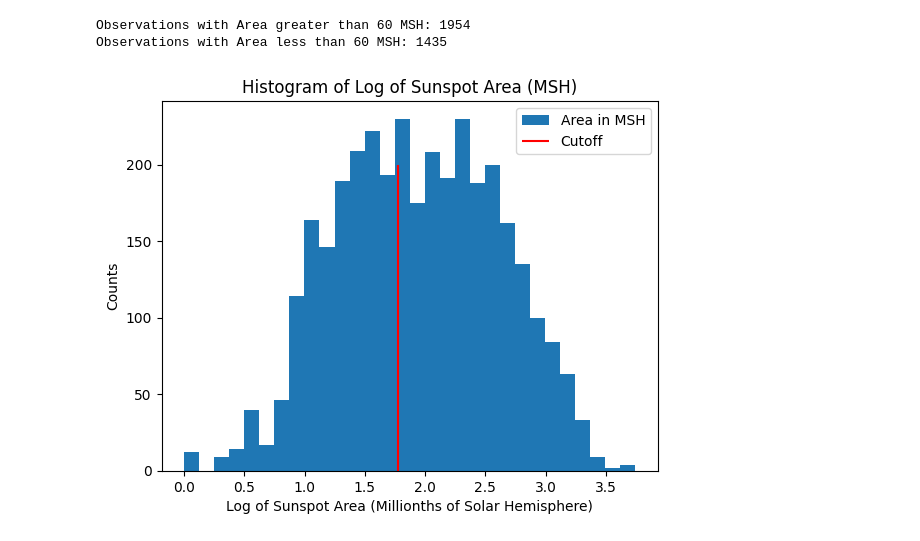
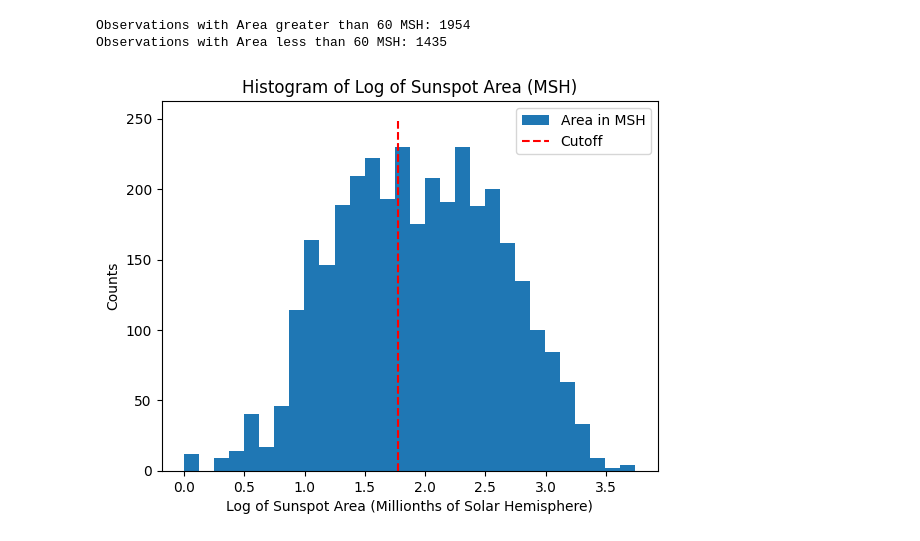
Before and after one commit to Raghuram-Veeramallu/Area-distribution-of-Sunspots, a Jupyter notebook: Project3_Group3_Data.ipynb, the cells around one changed output. Cells and saved outputs as stored; diff of their text form; code cells hidden in the pictures.

```diff
--- a/Project3_Group3_Data.ipynb
+++ b/Project3_Group3_Data.ipynb
@@ -47,3 +44,8 @@ data = pd.read_csv("SunspotDist.csv")
+# %%
+# on colab
+data = pd.read_csv("./SunspotDist.csv")
+
+# for local access, replpace the "./SunspotDist.csv" with the datapath
 # %%
 data
 # %% [output]
@@ -92,13 +110,14 @@ Observations with Area less than 60 MSH: 1435
 # %%
+# we choose 30 bins
 nbin = 30
 
 fig,ax = plt.subplots()
 ax.hist(logarea_whole, bins=nbin, label='Area in MSH')
-ax.vlines(np.log10(60),ymin=0,ymax=200,colors="r", label='Cutoff')
+ax.vlines(np.log10(60), ymin=0, ymax=250, color='r', linestyle='dashed', label='Cutoff')
 ax.set_xlabel("Log of Sunspot Area (Millionths of Solar Hemisphere)")
 ax.set_ylabel("Counts")
 ax.set_title('Histogram of Log of Sunspot Area (MSH)')
 ax.legend()
 fig.show()
 # %% [output]
-[figure, old version]
+[figure, new version]
```
Also changed, not shown: parts of 12 cells of this notebook.
